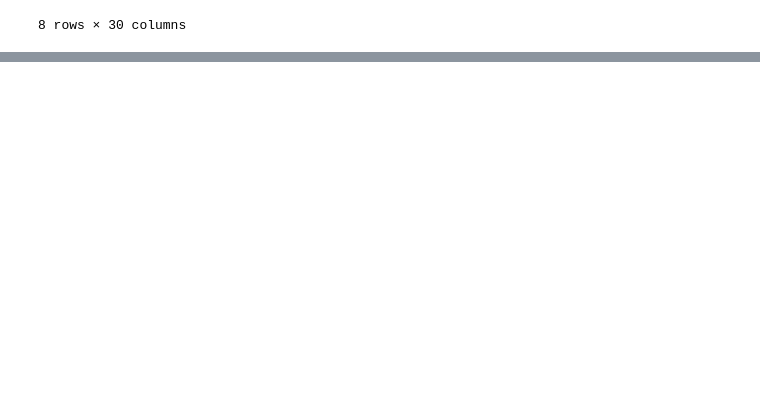
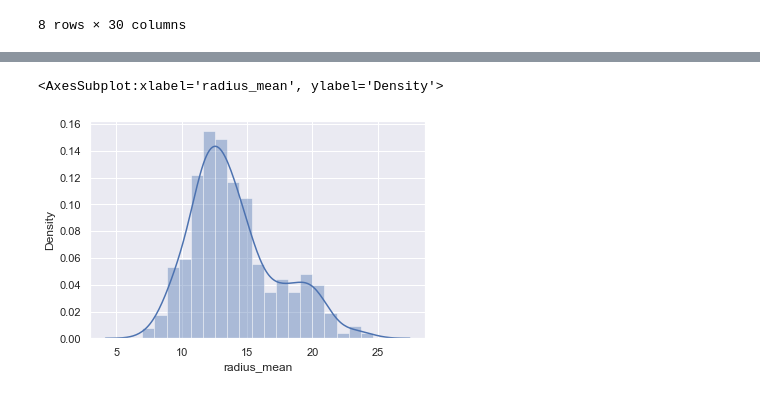
Before and after one commit to JudsonMorgan/Breast-cancer-prediction, a Jupyter notebook: Data_Preprocessing.ipynb, the cells around one changed output, grey strips where cells are left out. Drawn from its saved outputs; the diff is of its cells as text; code cells hidden in the pictures; blank space fills up the shorter version.

```diff
--- a/Data_Preprocessing.ipynb
+++ b/Data_Preprocessing.ipynb
@@ -138,0 +157,7 @@ cancer_df.describe()
+# %%
+df_1 = cancer_df[cancer_df['radius_mean'] <= cancer_df['radius_mean'].mean() + 3 * cancer_df['radius_mean'].std()]
+# %%
+sns.distplot(df_1['radius_mean'])
+# %% [output]
+<AxesSubplot:xlabel='radius_mean', ylabel='Density'>
+[figure, added]
```
Also changed, not shown: parts of 72 cells of this notebook.
